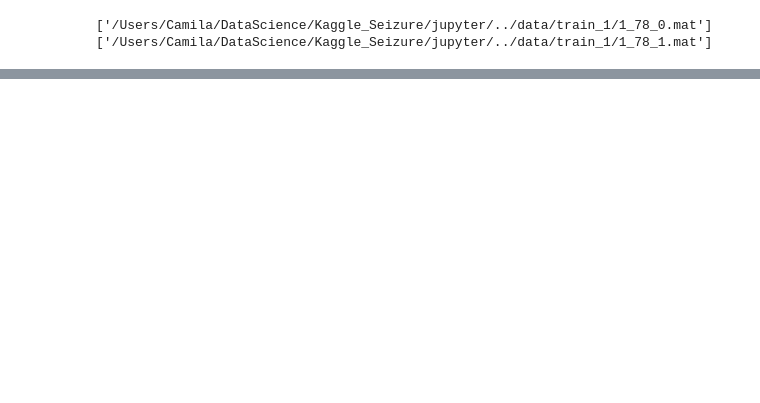
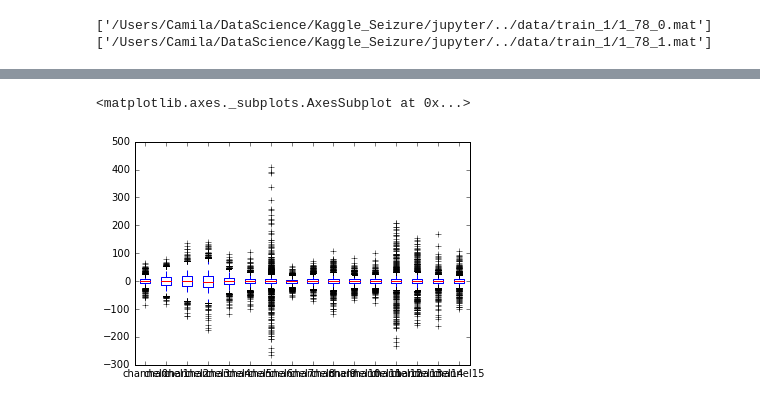
Before and after one commit to crangelsmith/Kaggle_Seizure, a Jupyter notebook: jupyter/Exploring_distributions_Camila.ipynb, the cells around one changed output, grey strips where cells are left out. Drawn from its saved outputs; the diff is of its cells as text; code cells hidden in the pictures; blank space fills up the shorter version.

```diff
--- a/jupyter/Exploring_distributions_Camila.ipynb
+++ b/jupyter/Exploring_distributions_Camila.ipynb
@@ -76,0 +74,5 @@ NameError: name 'boxplot' is not defined
+# %%
+df_1.plot.box()
+# %% [output]
+<matplotlib.axes._subplots.AxesSubplot at 0x...>
+[figure, added]
```
Also changed, not shown: parts of 4 cells of this notebook.
